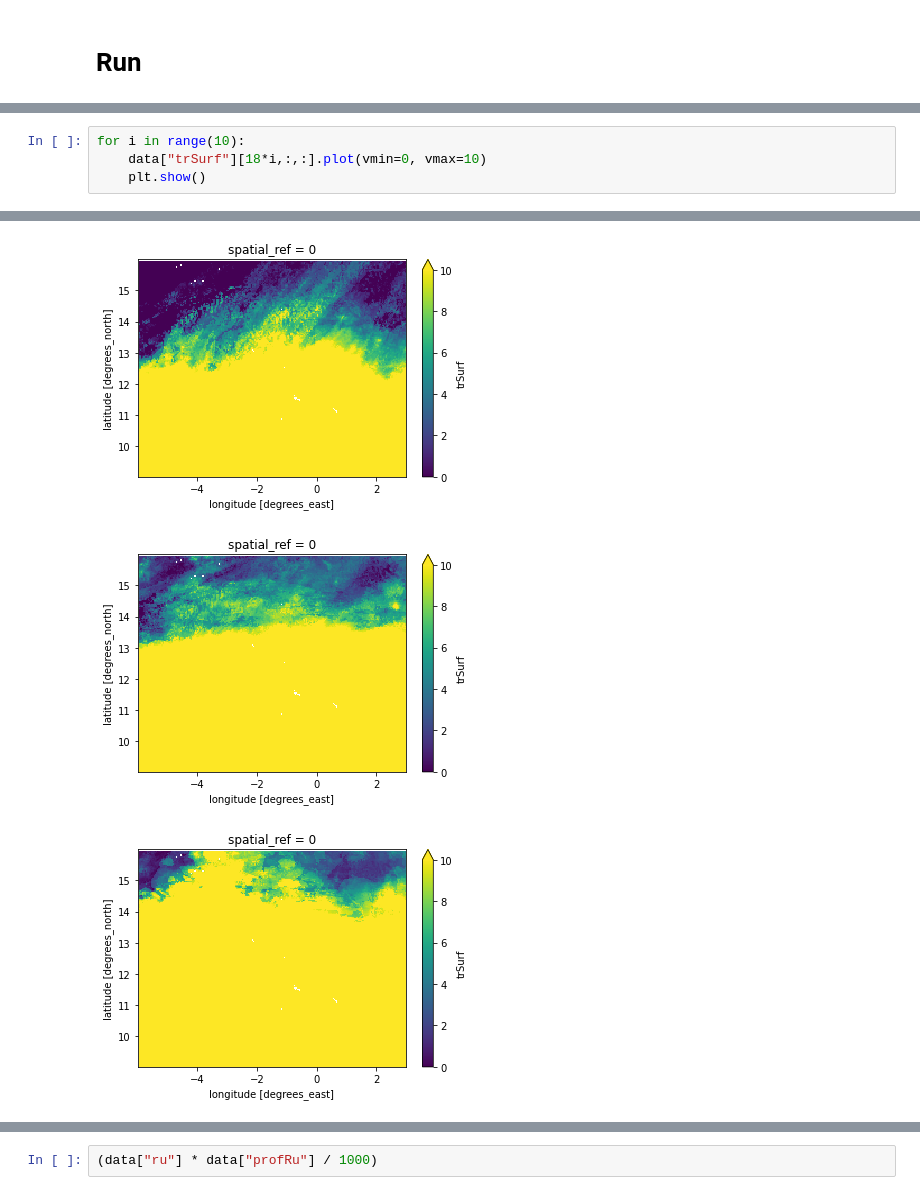
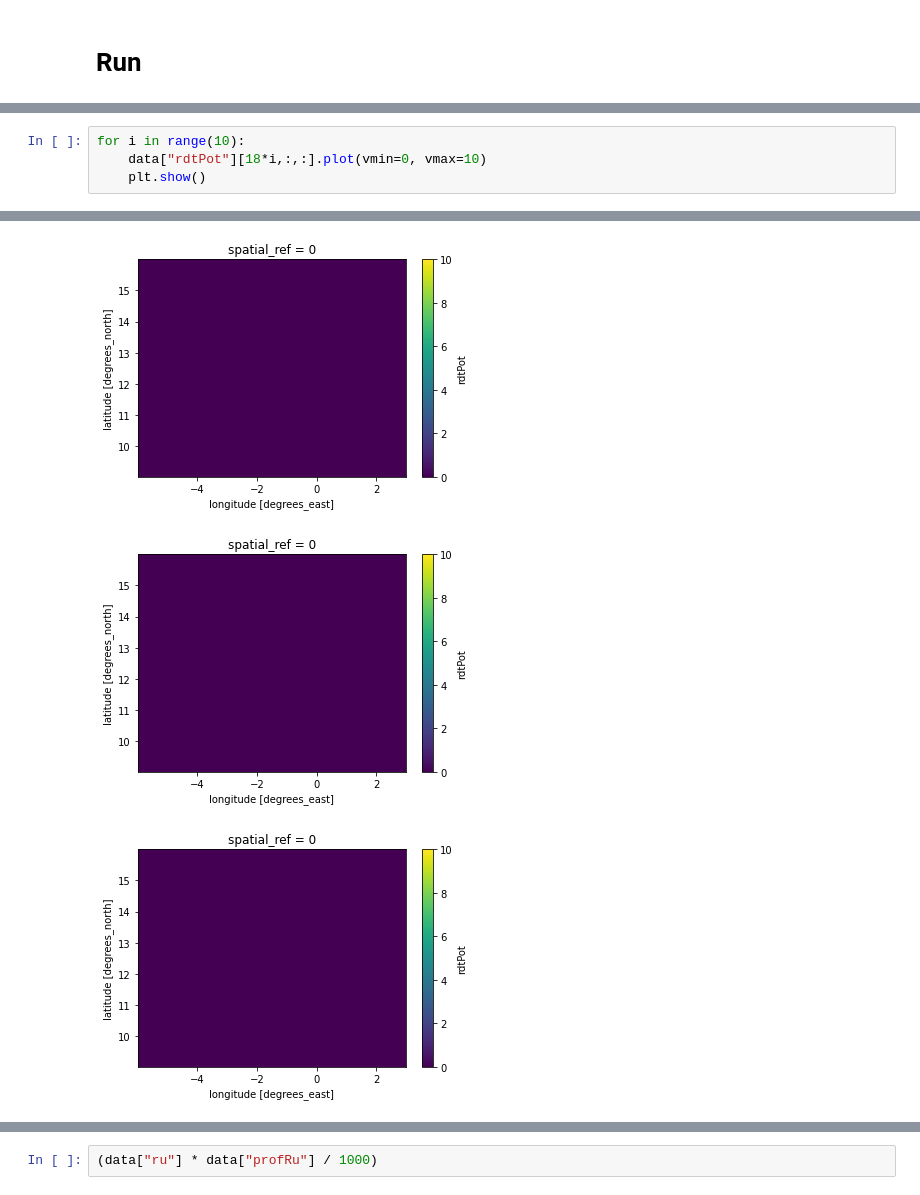
Before and after one commit to SARRA-cropmodels/SARRA-Py, a Jupyter notebook: notebooks/SARRA-Py_grid.ipynb, the cells around one changed output, grey strips where cells are left out. Saved outputs shown, nothing was run; the diff lists cells and outputs as text.

```diff
--- a/notebooks/SARRA-Py_grid.ipynb
+++ b/notebooks/SARRA-Py_grid.ipynb
@@ -189,6 +195,6 @@ Data variables: (12/116)
     sowing_date                         (time, y, x) int64 31 31 31 ... 31 31 31
 # %%
 for i in range(10):
-    data["trSurf"][18*i,:,:].plot(vmin=0, vmax=10)
+    data["rdtPot"][18*i,:,:].plot(vmin=0, vmax=10)
     plt.show()
 # %% [output]
@@ -202,4 +208,4 @@ for i in range(10):
-[figure, old version]
+[figure, new version]
-[figure, old version]
+[figure, new version]
-[figure, old version]
+[figure, new version]
 # %%
```
Also changed, not shown: parts of 10 cells of this notebook, 2 other files.
